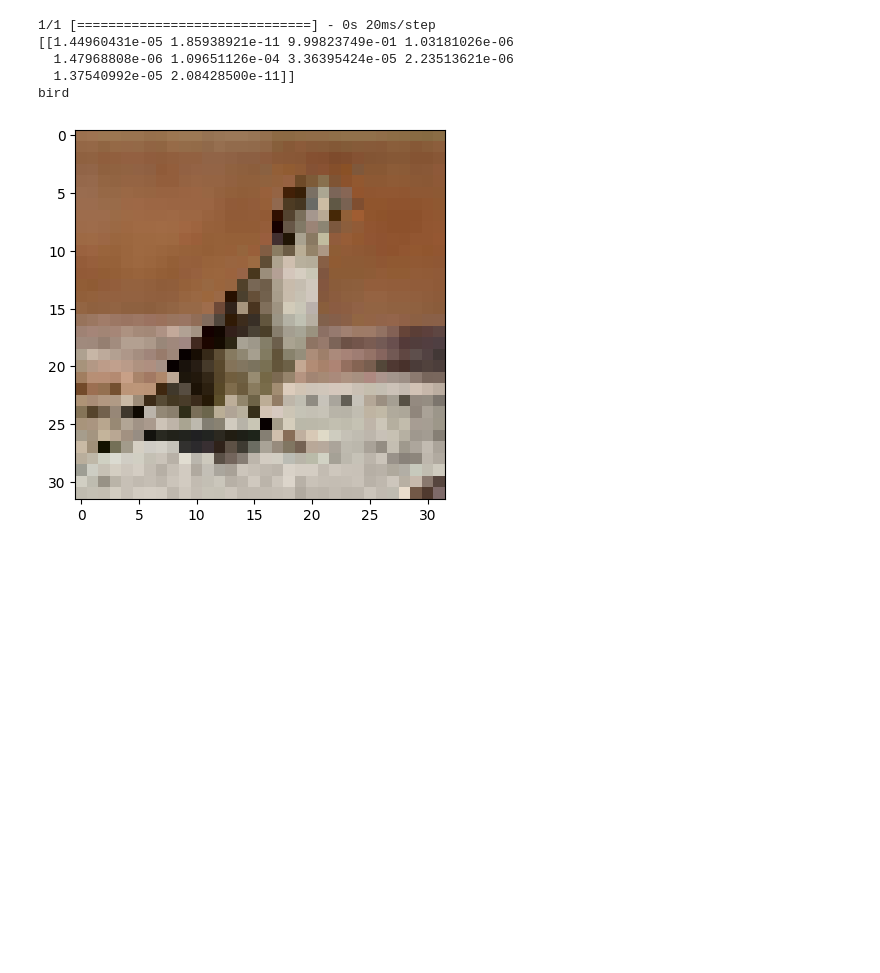
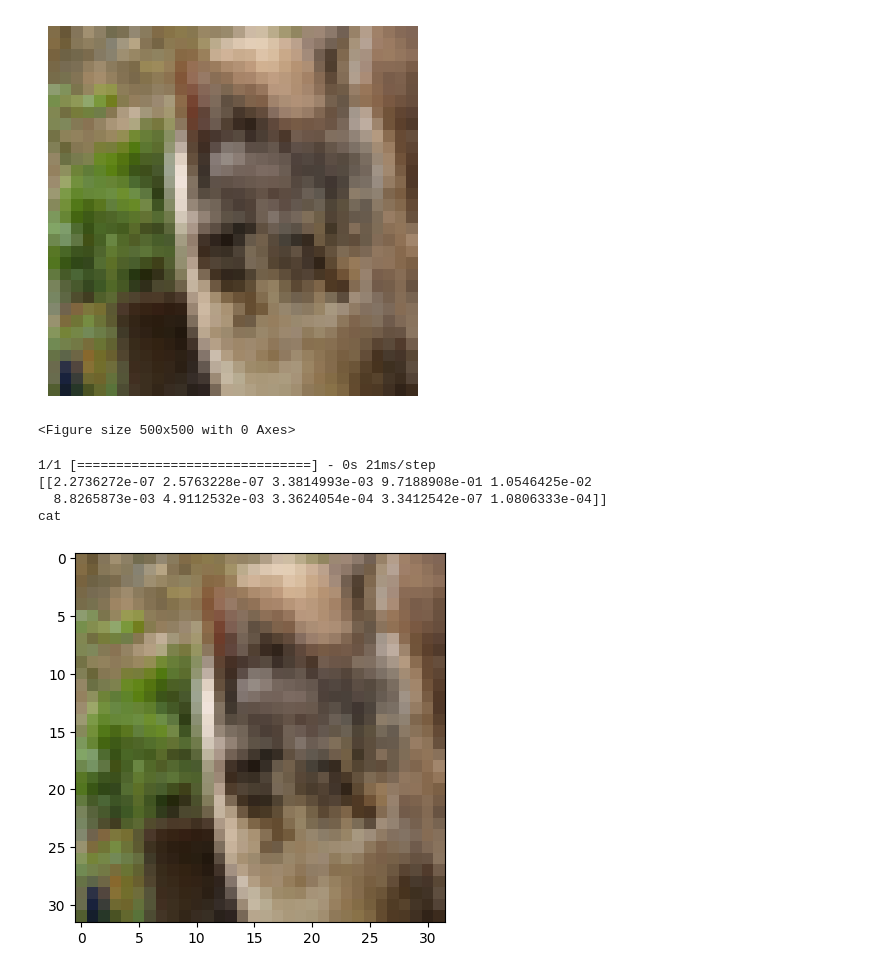
Before and after one commit to Subhangmokkarala/imageinsight, a Jupyter notebook: cifar10.ipynb, the cells around one changed output. Drawn from its saved outputs; the diff is of its cells as text; code cells hidden in the pictures; blank space fills up the shorter version.

```diff
--- a/cifar10.ipynb
+++ b/cifar10.ipynb
@@ -206,32 +206,49 @@ print(y_test)
 # %%
 import matplotlib.pyplot as plt
 #load a random image
 from tensorflow.keras.preprocessing.image import load_img
 from tensorflow.keras.preprocessing.image import img_to_array
 from tensorflow.keras.models import load_model
 import numpy as np
+#load random image from dataset
+# Load CIFAR-10 dataset
+(x_train, _), (_, _) = cifar10.load_data()
 
-img = load_img(r'download (2).jpeg', target_size=(32,32))
+# Choose a random index
+random_index = np.random.randint(0, len(x_train))
+
+# Get the random image
+random_image = x_train[random_index]
+
+# Display the image
+plt.imshow(random_image)
+plt.axis('off')
+plt.figure(figsize=(5, 5))
+plt.show()
+
+img = random_image
+#img = load_img(r'download (2).jpeg', target_size=(32,32))
 img = img_to_array(img)
 img = img.reshape(1,32,32,3)
 img = img.astype('float32')/255.
 
 result = model.predict(img)
 print(result)
 
 #assign labels so we can print the result
 labels = ['airplane','automobile','bird','cat','deer','dog','frog','horse','ship','truck']
 print(labels[np.argmax(result)])
 #shown the image with matplotlib
 plt.imshow(img.reshape(32,32,3))
 plt.show()
 # %% [output]
+[figure, new version]
-1/1 [==============================] - 0s 20ms/step
-[[1.44960431e-05 1.85938921e-11 9.99823749e-01 1.03181026e-06
-  1.47968808e-06 1.09651126e-04 3.36395424e-05 2.23513621e-06
-  1.37540992e-05 2.08428500e-11]]
-bird
+<Figure size 500x500 with 0 Axes>
-[figure, old version]
+1/1 [==============================] - 0s 21ms/step
+[[2.2736272e-07 2.5763228e-07 3.3814993e-03 9.7188908e-01 1.0546425e-02
+  8.8265873e-03 4.9112532e-03 3.3624054e-04 3.3412542e-07 1.0806333e-04]]
+cat
+[figure, added]
 # %%
 #performance metrics
 from sklearn.metrics import classification_report, confusion_matrix
```
Also changed, not shown: parts of 4 cells of this notebook, 2 other files.
